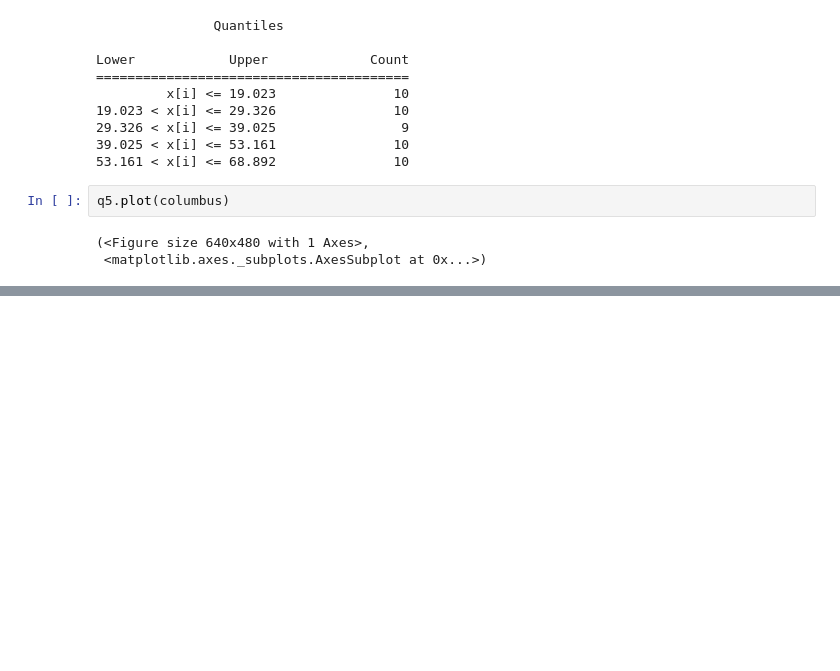
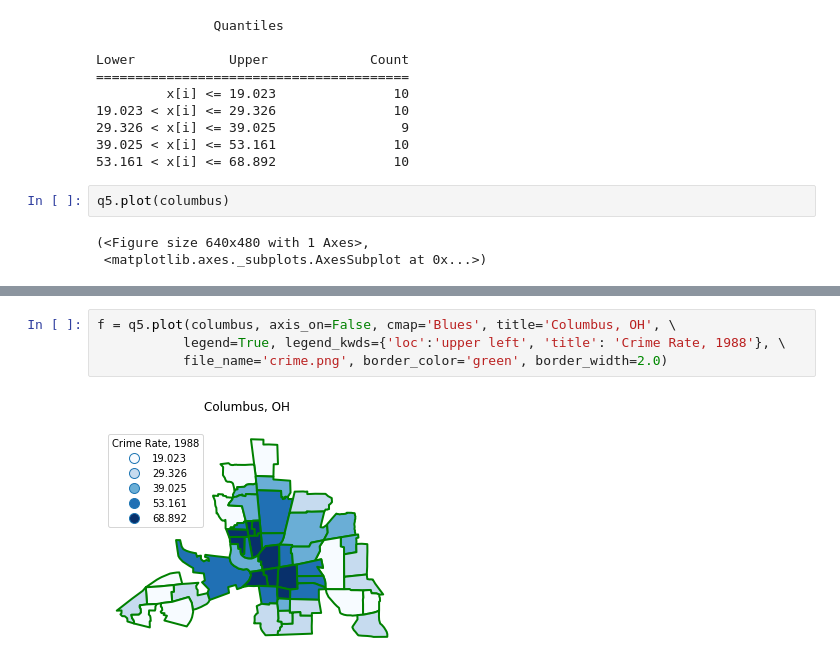
Before and after one commit to pysal/mapclassify, a Jupyter notebook: notebooks/plot.ipynb, the cells around one changed output, grey strips where cells are left out. Cells and saved outputs as stored; diff of their text form; blank space fills up the shorter version.

```diff
--- a/notebooks/plot.ipynb
+++ b/notebooks/plot.ipynb
@@ -66,0 +67,6 @@ f = q5.plot(columbus, axis_on=False, cmap='Blues', title='Columbus, OH', \
+# %%
+f = q5.plot(columbus, axis_on=False, cmap='Blues', title='Columbus, OH', \
+           legend=True, legend_kwds={'loc':'upper left', 'title': 'Crime Rate, 1988'}, \
+           file_name='crime.png', border_color='green', border_width=2.0)
+# %% [output]
+[figure, added]
```
Also changed, not shown: parts of 8 cells of this notebook, 1 other file.
